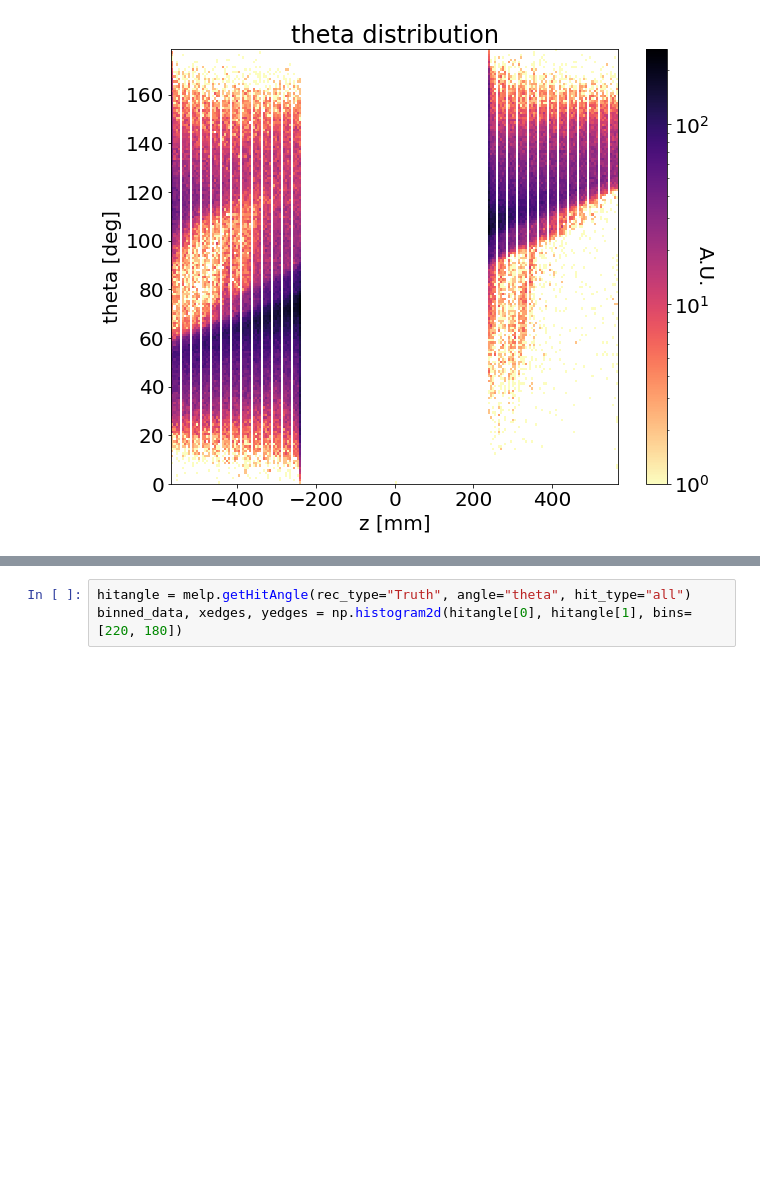
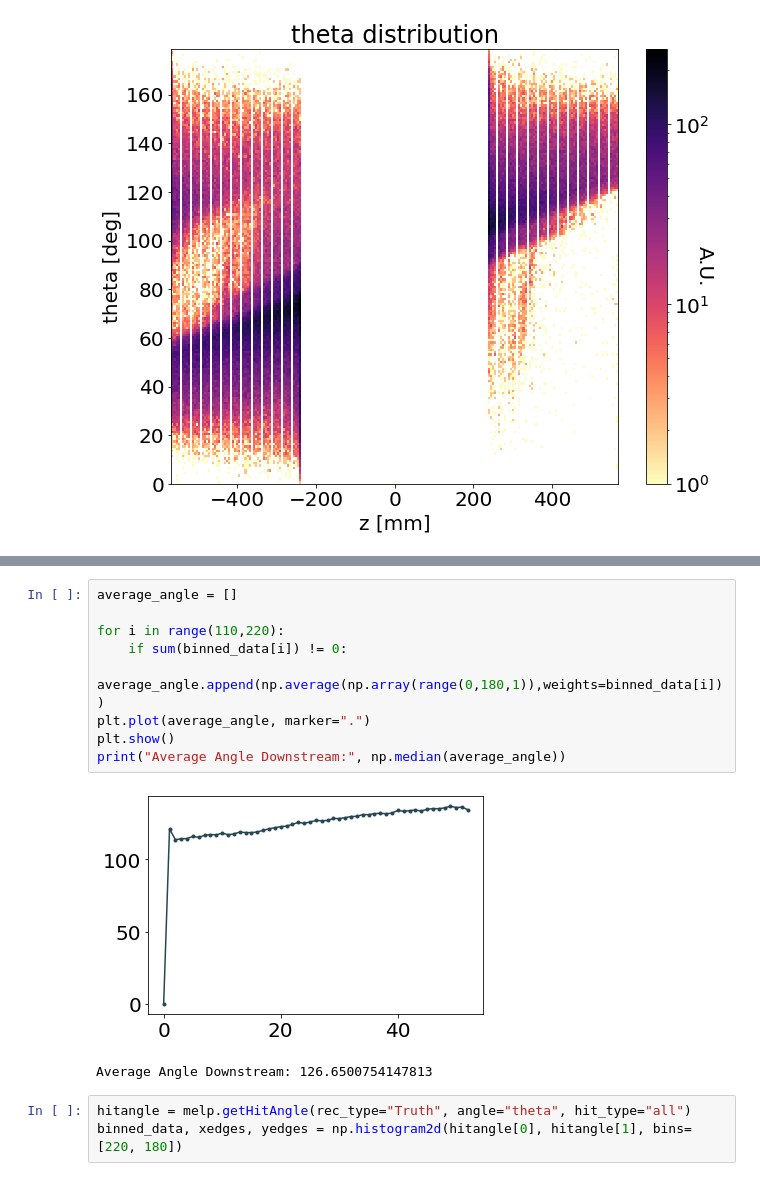
Before and after one commit to maximilianKoeper/melp, a Jupyter notebook: jupyter-notbooks/example_melp_v2.ipynb, the cells around one changed output, grey strips where cells are left out. Saved outputs shown, nothing was run; the diff lists cells and outputs as text; blank space fills up the shorter version.

```diff
--- a/jupyter-notbooks/example_melp_v2.ipynb
+++ b/jupyter-notbooks/example_melp_v2.ipynb
@@ -230,3 +255,15 @@ plt.show()
+# %%
+average_angle = []
+
+for i in range(110,220):
+    if sum(binned_data[i]) != 0:
+        average_angle.append(np.average(np.array(range(0,180,1)),weights=binned_data[i]))
+plt.plot(average_angle, marker=".")
+plt.show()
+print("Average Angle Downstream:", np.median(average_angle))
+# %% [output]
+[figure, added]
+Average Angle Downstream: 126.6500754147813
 # %%
 hitangle = melp.getHitAngle(rec_type="Truth", angle="theta", hit_type="all")
 binned_data, xedges, yedges = np.histogram2d(hitangle[0], hitangle[1], bins=[220, 180])
```
Also changed, not shown: parts of 13 cells of this notebook.
